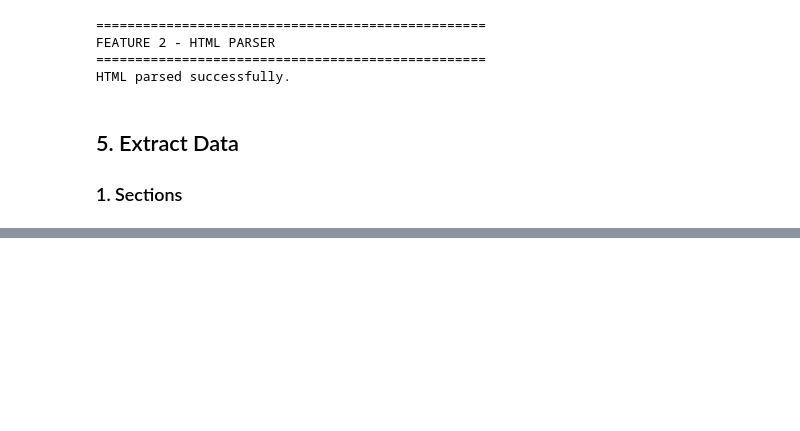
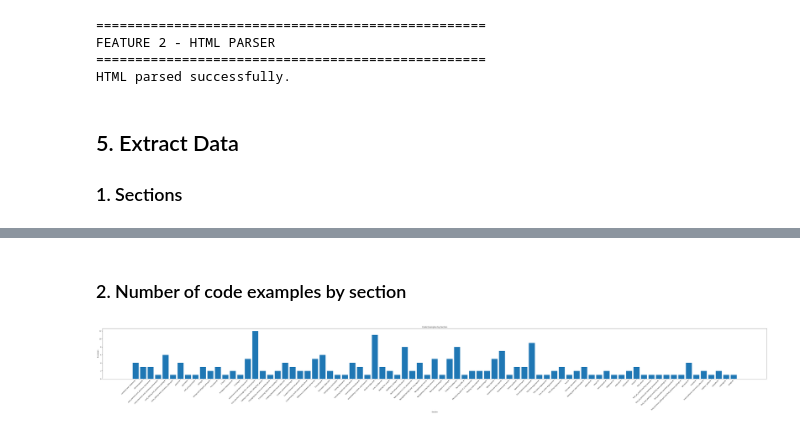
Before and after one commit to Nguwuyen2711/PDS301m---Group-4, a Jupyter notebook: FinalProject/FinalProject/notebooks/analysis.ipynb, the cells around one changed output, grey strips where cells are left out. Saved outputs shown, nothing was run; the diff lists cells and outputs as text; code cells hidden in the pictures; blank space fills up the shorter version.

```diff
--- a/FinalProject/FinalProject/notebooks/analysis.ipynb
+++ b/FinalProject/FinalProject/notebooks/analysis.ipynb
@@ -62,0 +204,6 @@ main.code_samples_to_csv()
+# %% [markdown]
+### 2. Number of code examples by section
+# %%
+visualizer.chart_code_examples()
+# %% [output]
+[figure, added]
```
Also changed, not shown: parts of 39 cells of this notebook, 8 other files.
